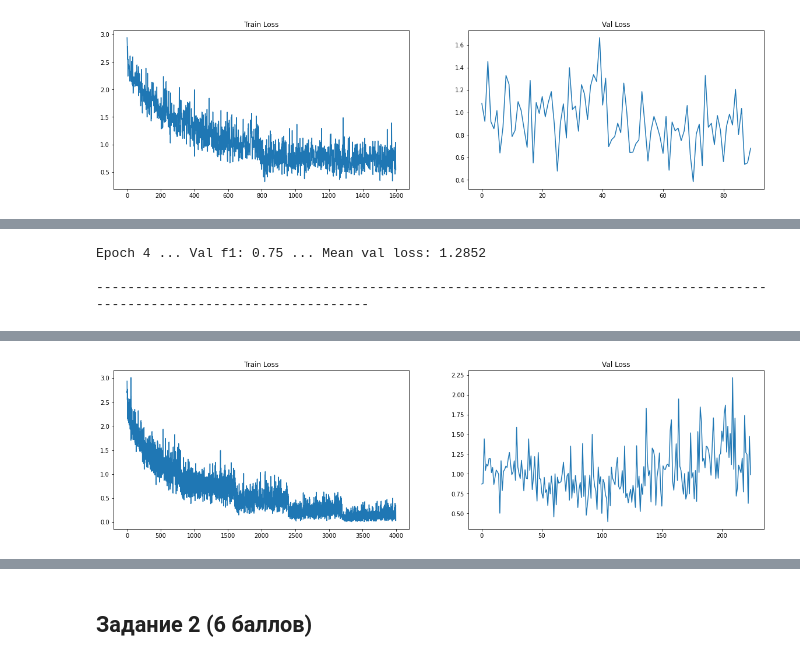
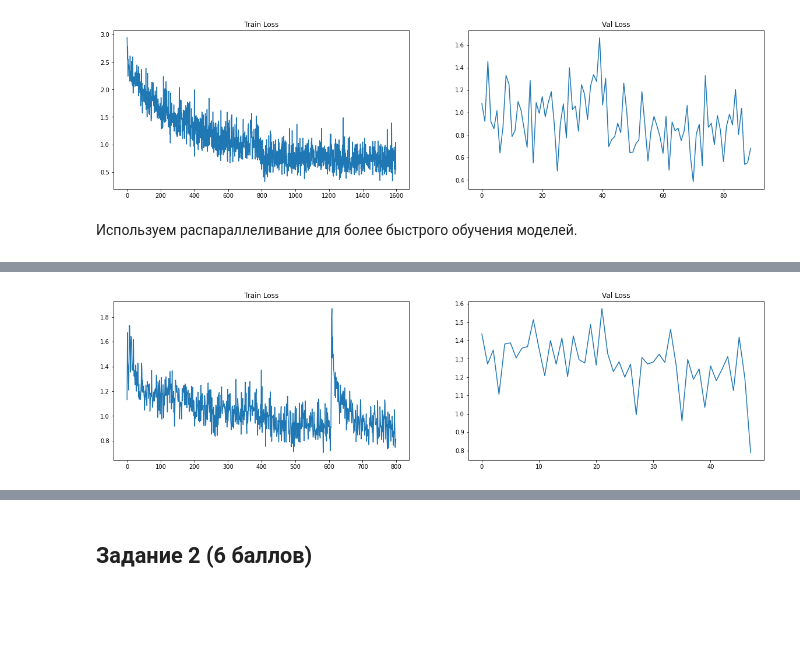
Before and after one commit to tumanov-a/comp_ling, a Jupyter notebook: homework_8.ipynb, the cells around one changed output, grey strips where cells are left out. Drawn from its saved outputs; the diff is of its cells as text; code cells hidden in the pictures; blank space fills up the shorter version.

```diff
--- a/homework_8.ipynb
+++ b/homework_8.ipynb
@@ -291,4 +296,5 @@ def plot_losses(train_loss, val_loss):
 
     plt.show()
 # %%
-device = torch.device('cpu' if not torch.cuda.is_available() else 'cuda:11')
+device = torch.device('cpu' if not torch.cuda.is_available() else 'cuda')
+device
@@ -628,6 +636,8 @@ Epoch 1 ... Val f1: 0.74 ... Mean val loss: 0.8272
 -------------------------------------------------------------------------------------------------------------------------
 Final epoch ... test f1: 0.74 ... Mean test loss: 0.8510
 [figure]
+# %% [markdown]
+Используем распараллеливание для более быстрого обучения моделей.
 # %%
 class clf_7(torch.nn.Module):
     def __init__(self, VOCAB_SIZE, EMB_DIM, HID_SIZE, N_TARG):
@@ -641,10 +651,10 @@ class clf_7(torch.nn.Module):
         self.gru_1 = torch.nn.GRU(self.HID_SIZE, self.HID_SIZE, batch_first=True)
         self.bilstm = torch.nn.LSTM(self.HID_SIZE, self.HID_SIZE, batch_first=True, bidirectional=True)
         self.bigru = torch.nn.GRU(2 * self.HID_SIZE, 2 * self.HID_SIZE, batch_first=True, bidirectional=True)
-        self.gru_2 = self.GRU(4 * self.HID_SIZE, 2 * self.HID_SIZE, batch_first=True)
-        self.lstm_2 = self.LSTM(2 * self.HID_SIZE, self.HID_SIZE, batch_first=True)
+        self.gru_2 = torch.nn.GRU(4 * self.HID_SIZE, 2 * self.HID_SIZE, batch_first=True)
+        self.lstm_2 = torch.nn.LSTM(2 * self.HID_SIZE, self.HID_SIZE, batch_first=True)
         self.classifier = torch.nn.Sequential(
-            torch.nn.Dropout(.1),
+            torch.nn.Dropout(.3),
             torch.nn.Linear(self.HID_SIZE, self.N_TARG),
             torch.nn.LogSoftmax()
         )
@@ -652,19 +662,24 @@ class clf_7(torch.nn.Module):
     def forward(self, input_ids):
         embedding = self.embedding(input_ids)
         output, (h, _) = self.lstm_1(embedding)
-        output, (h, _) = self.gru_1(output)
+        output, h = self.gru_1(output)
         output, (h, _) = self.bilstm(output)
-        output, (h, _) = self.bigru(output)
-        output, (h, _) = self.gru_2(output)
+        output, h = self.bigru(output)
+        output, h = self.gru_2(output)
         output, (h, _) = self.lstm_2(output)
         scores = self.classifier(h[-1])
         return scores
 
 vocab_size = len(filtered_vocab)
 
-n_epochs = 5
+n_epochs = 4
 
-model = clf_6(vocab_size, emb_dim, hidden_size, n_target)
+model = clf_7(vocab_size, emb_dim, hidden_size, n_target)
+
+if torch.cuda.device_count() > 1:
+    print("Let's use", torch.cuda.device_count(), "GPUs!")
+    model = torch.nn.DataParallel(model)
+
 model.to(device)
 
 model, loss_set, val_loss_set = train_model(model = model,
@@ -695,3 +709,0 @@ Epoch 4 ... Train f1: 0.96 ... Mean train loss: 0.1300
-Epoch 4 ... Val f1: 0.75 ... Mean val loss: 1.2852
-
--------------------------------------------------------------------------------------------------------------------------
@@ -699,4 +710,4 @@ Final epoch ... test f1: 0.74 ... Mean test loss: 1.3119
-[figure, old version]
+[figure, new version]
 # %%
 class clf_8(torch.nn.Module):
     def __init__(self, VOCAB_SIZE, EMB_DIM, HID_SIZE, N_TARG):
```
Also changed, not shown: parts of 5 cells of this notebook.
